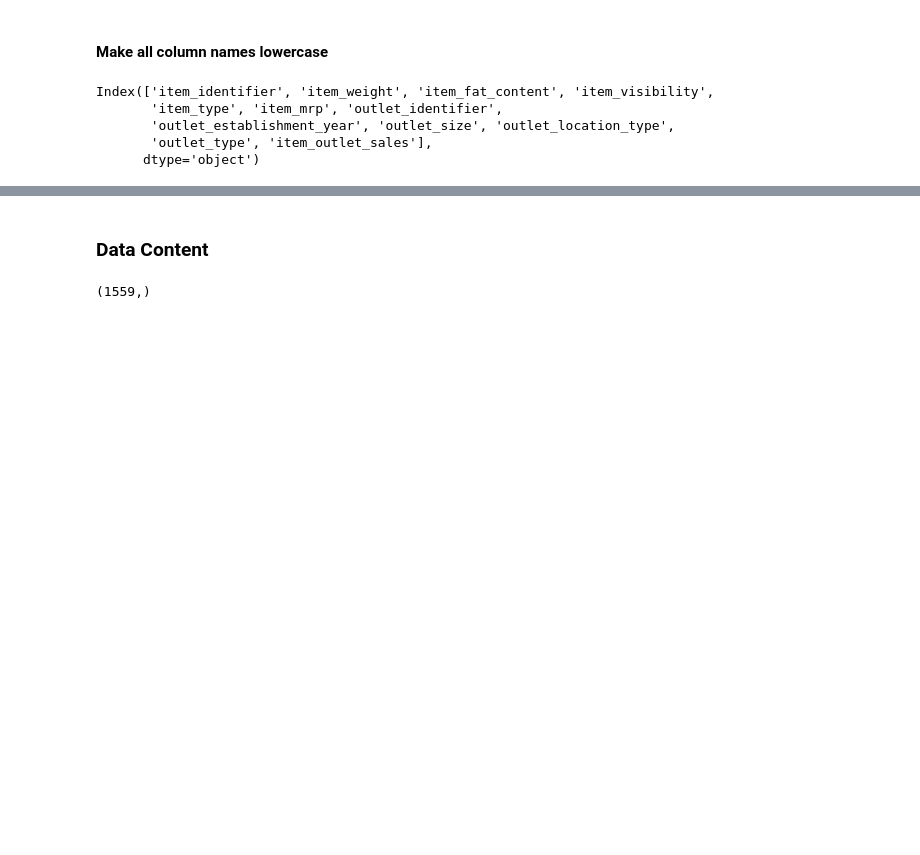
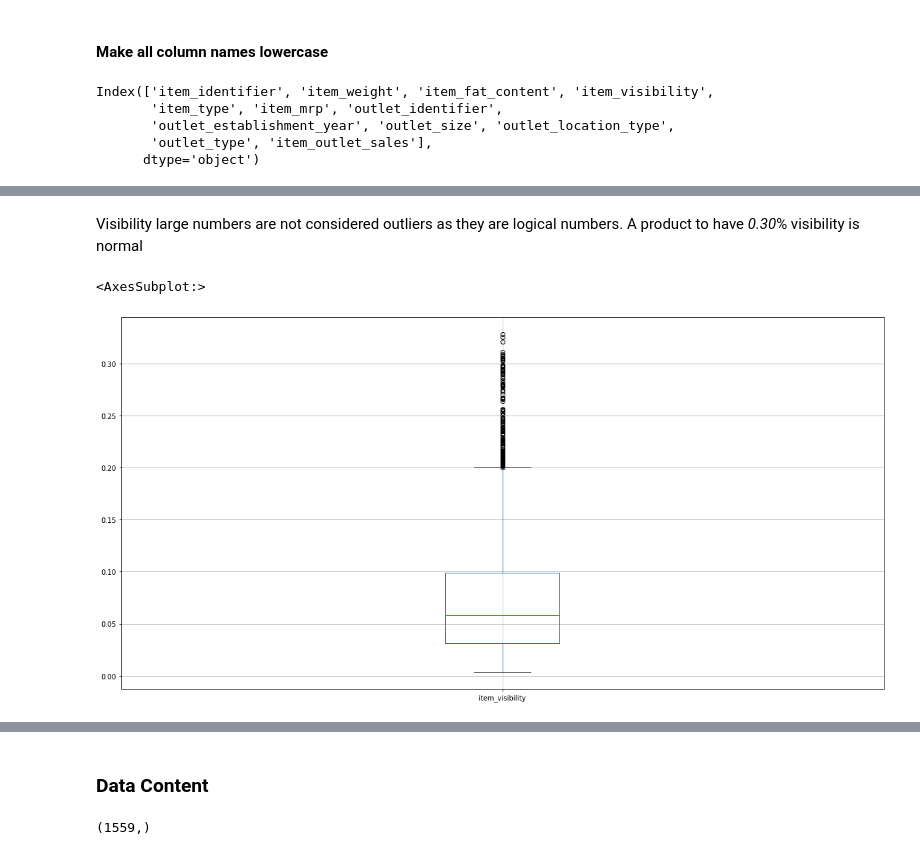
Before and after one commit to Technocolabs100/BigMart-Data-Analysis-and-Prediction, a Jupyter notebook: BigMart_predictive_model.ipynb, the cells around one changed output, grey strips where cells are left out. Saved outputs shown, nothing was run; the diff lists cells and outputs as text; code cells hidden in the pictures; blank space fills up the shorter version.

```diff
--- a/BigMart_predictive_model.ipynb
+++ b/BigMart_predictive_model.ipynb
@@ -83,0 +111,8 @@ Index(['item_identifier', 'item_weight', 'item_fat_content', 'item_visibility',
+# %% [markdown]
+Visibility large numbers are not considered outliers as they are logical numbers. A product to have *0.30*% visibility is normal
+# %%
+plt.figure(figsize=(20,10))
+df.boxplot(column="item_visibility")
+# %% [output]
+<AxesSubplot:>
+[figure, added]
```
Also changed, not shown: parts of 16 cells of this notebook.
